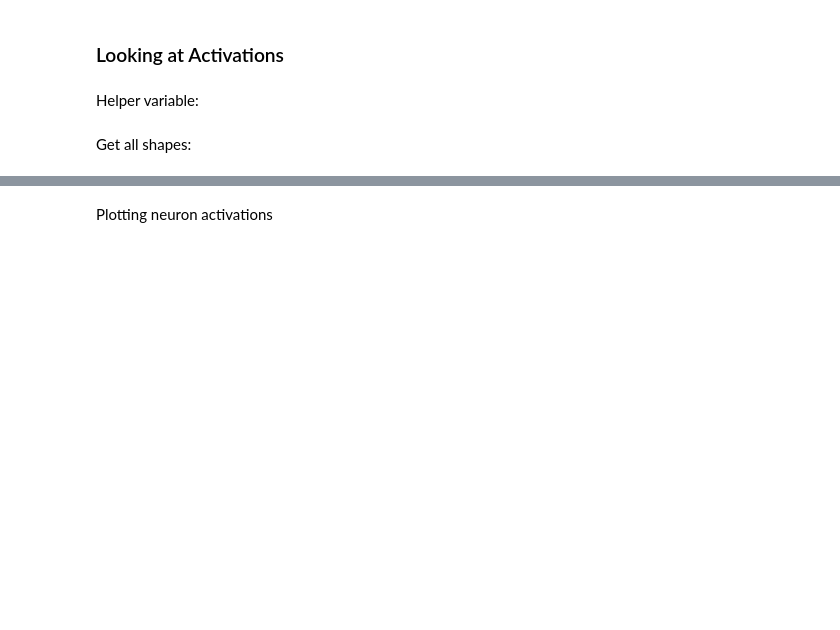
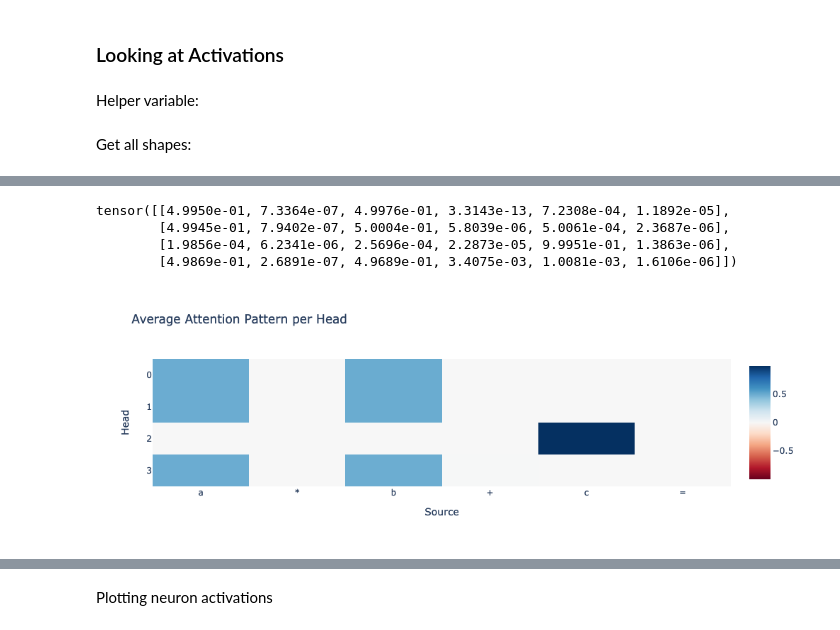
Before and after one commit to dashstander/grokking-galois, a Jupyter notebook: grok_xyz.ipynb, the cells around one changed output, grey strips where cells are left out. Saved outputs shown, nothing was run; the diff lists cells and outputs as text; code cells hidden in the pictures; blank space fills up the shorter version.

```diff
--- a/grok_xyz.ipynb
+++ b/grok_xyz.ipynb
@@ -135,15 +170,12 @@ rparen = einops.repeat(torch.tensor(p+5), " -> (i j k l)", i=p, j=p, k=p, l=p)
 # %%
+device = torch.device('mps')
 dataset = torch.stack([
-    lparen,
     a_vector,
     star_vector,
     b_vector,
     plus_vector,
     c_vector,
-    rparen,
-    caret_vector,
-    d_vector,
-    equals_vector], dim=1).cuda()
+    equals_vector], dim=1)
 print(dataset[:5])
 print(dataset.shape)
 # %% [output]
@@ -156,5 +188,8 @@ torch.Size([7890481, 10])
 # %%
-labels = ((dataset[:, 1] * dataset[:, 3] + dataset[:, 5]) ** dataset[:, 8]) % p
+labels = ((dataset[:, 0] * dataset[:, 2] + dataset[:, 4])) % p
 print(labels.shape)
 print(labels[:5])
+
+dataset = dataset.to(device)
+labels = labels.to(device)
 # %% [output]
@@ -385,3 +485,15 @@ for param_name, param in cache.items():
+# %%
+cache["pattern", 0].mean(dim=0)[:, -1, :]
+# %% [output]
+tensor([[4.9950e-01, 7.3364e-07, 4.9976e-01, 3.3143e-13, 7.2308e-04, 1.1892e-05],
+        [4.9945e-01, 7.9402e-07, 5.0004e-01, 5.8039e-06, 5.0061e-04, 2.3687e-06],
+        [1.9856e-04, 6.2341e-06, 2.5696e-04, 2.2873e-05, 9.9951e-01, 1.3863e-06],
+        [4.9869e-01, 2.6891e-07, 4.9689e-01, 3.4075e-03, 1.0081e-03, 1.6106e-06]])
 # %%
-imshow(cache["pattern", 0].mean(dim=0)[:, -1, :], title="Average Attention Pattern per Head", xaxis="Source", yaxis="Head", x=['a', 'b', '='])
+imshow(
+    cache["pattern", 0].mean(dim=0)[:, -1, :],
+    title="Average Attention Pattern per Head",
+    xaxis="Source", yaxis="Head", x=['a', '*', 'b', '+', 'c', '='])
+# %% [output]
+[figure, added]
 # %%
```
Also changed, not shown: parts of 48 cells of this notebook, 1 other file.
